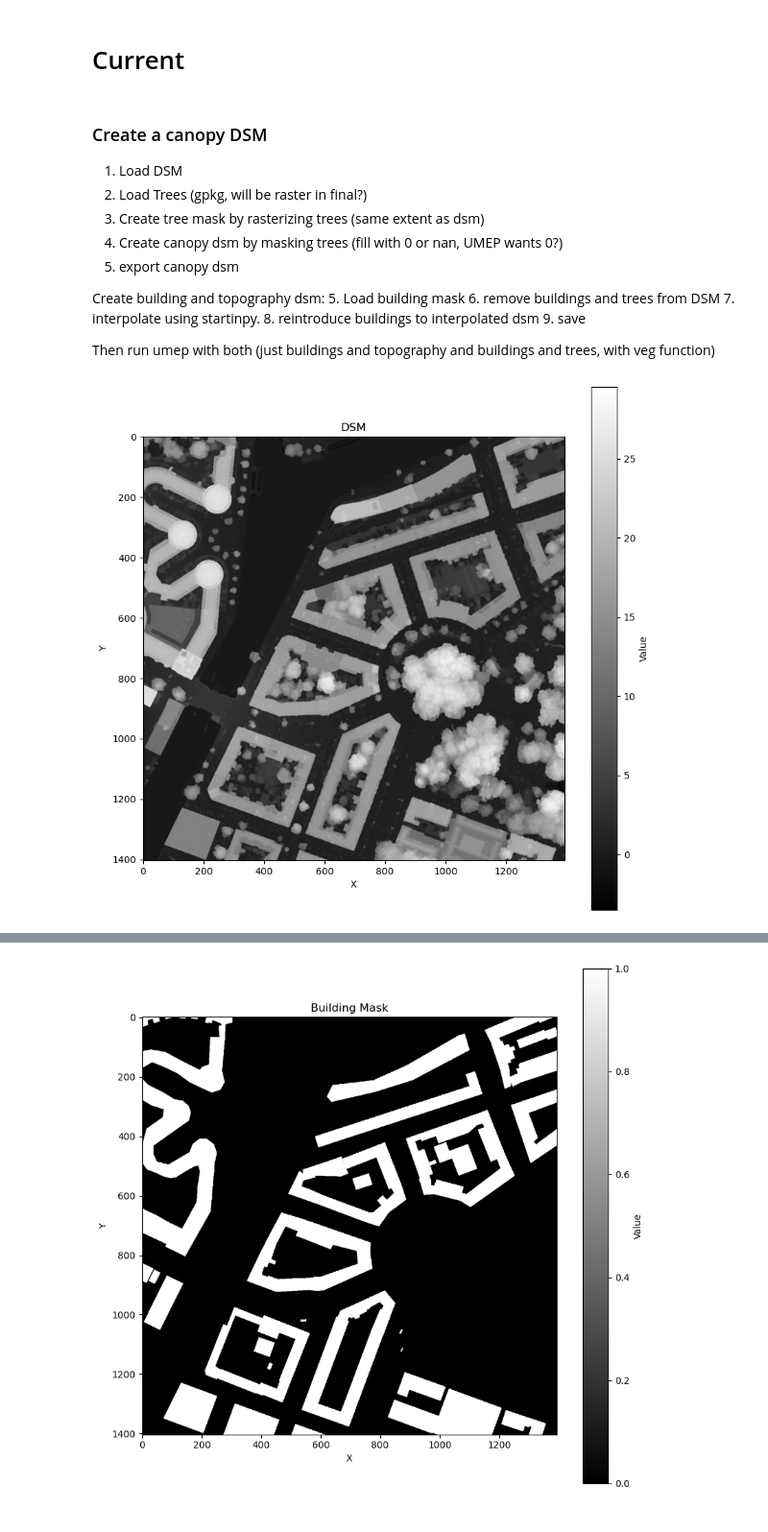
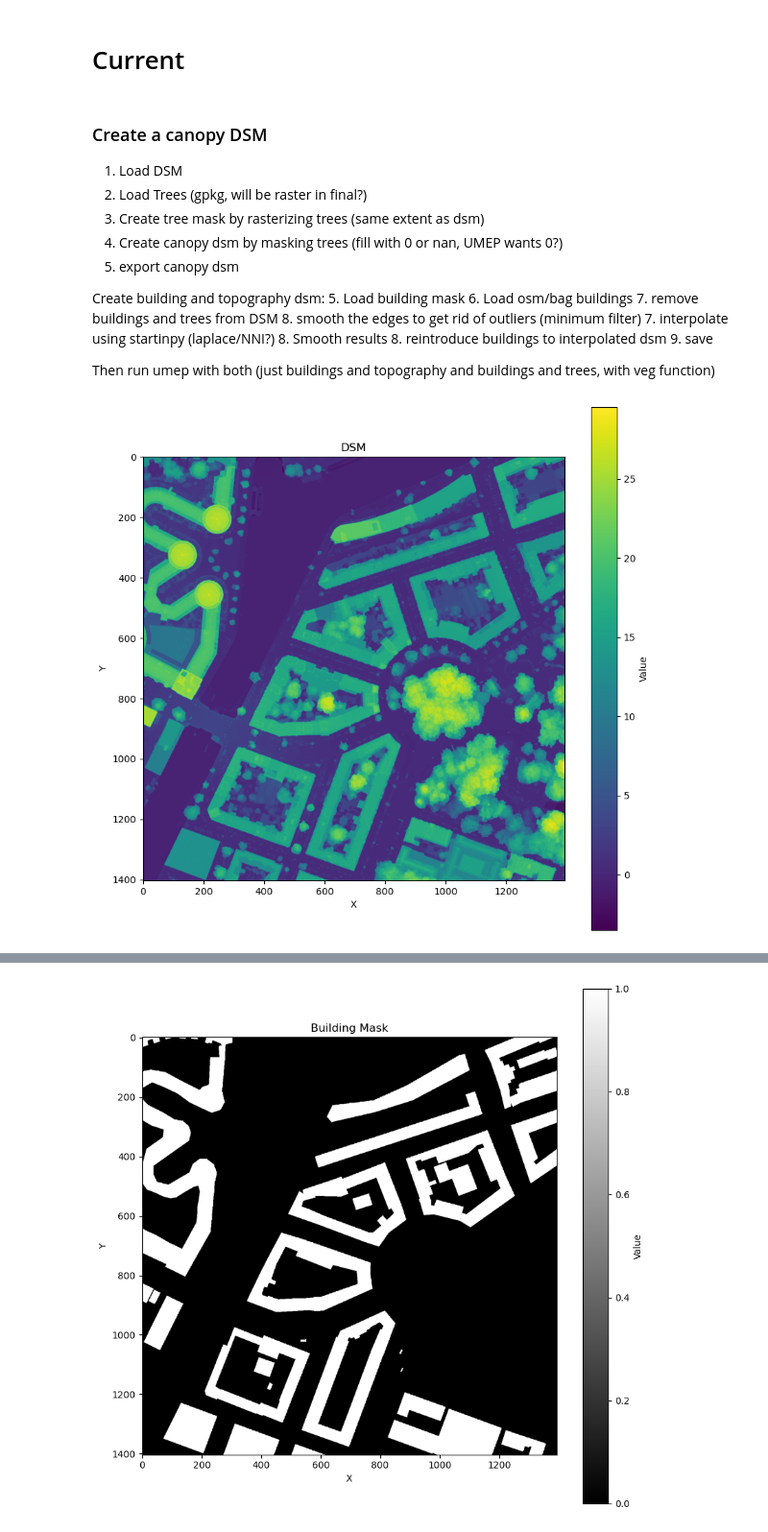
Before and after one commit to lukasbeuster/throwing_shade, a Jupyter notebook: code/separate_trees_and_dsm.ipynb, the cells around one changed output, grey strips where cells are left out. Shown at 96% size. Saved outputs shown, nothing was run; the diff lists cells and outputs as text; code cells hidden in the pictures.

```diff
--- a/code/separate_trees_and_dsm.ipynb
+++ b/code/separate_trees_and_dsm.ipynb
@@ -28,8 +34,11 @@ Two tasks:
 
 Create building and topography dsm:
 5. Load building mask
-6. remove buildings and trees from DSM
-7. interpolate using startinpy.
+6. Load osm/bag buildings
+7. remove buildings and trees from DSM
+8. smooth the edges to get rid of outliers (minimum filter)
+7. interpolate using startinpy (laplace/NNI?)
+8. Smooth results
 8. reintroduce buildings to interpolated dsm
 9. save
 
@@ -72,14 +80,14 @@ canopy_dsm = np.where(tree_mask == 1, dsm, np.nan)
 # %%
 # Plot the combined raster
 plt.figure(figsize=(10, 10))
-plt.imshow(dsm, cmap='gray')
+plt.imshow(dsm, cmap='viridis')
 plt.title('DSM')
 plt.colorbar(label='Value')
 plt.xlabel('X')
 plt.ylabel('Y')
 plt.show()
 # %% [output]
-[figure, old version]
+[figure, new version]
 # %%
 # Plot the combined raster
 plt.figure(figsize=(10, 10))
```
Also changed, not shown: parts of 51 cells of this notebook, 1 other file.
